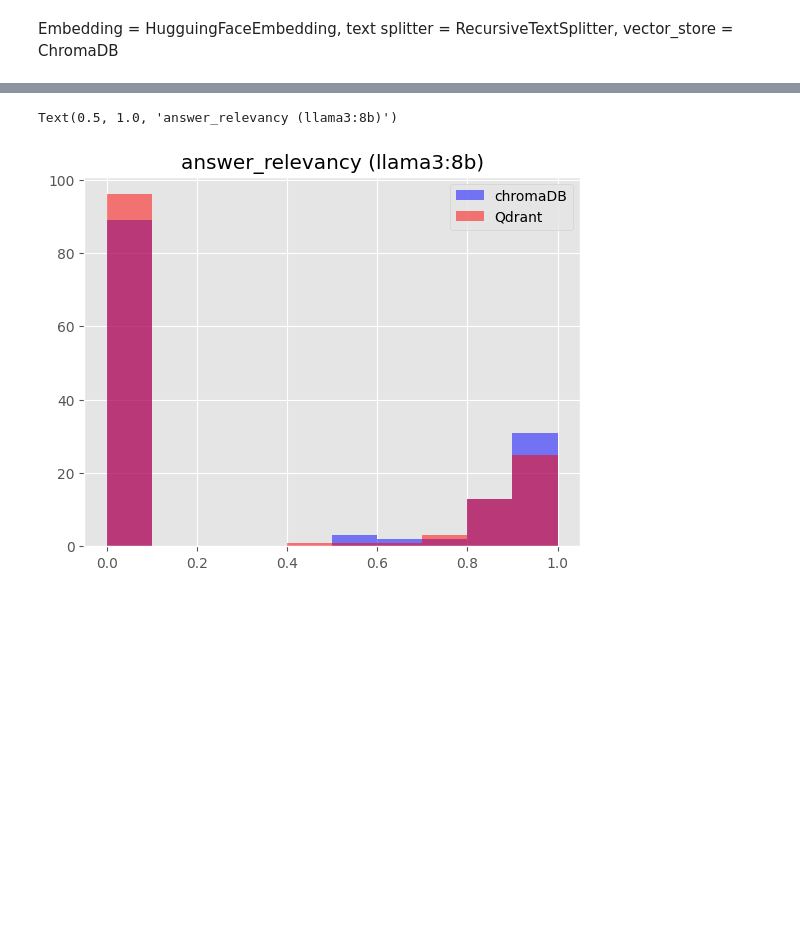
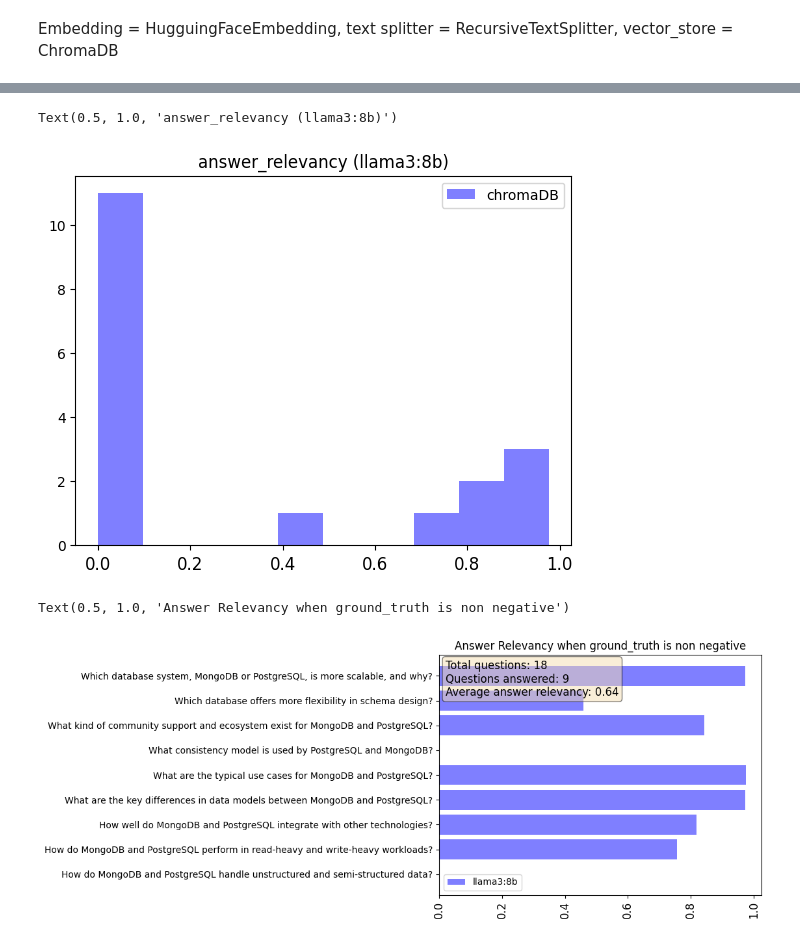
Before and after one commit to HarshitMishra76/vector-db-test, a Jupyter notebook: metrics.ipynb, the cells around one changed output, grey strips where cells are left out. Saved outputs shown, nothing was run; the diff lists cells and outputs as text; code cells hidden in the pictures; blank space fills up the shorter version.

```diff
--- a/metrics.ipynb
+++ b/metrics.ipynb
@@ -27,8 +29,8 @@ Text(0.5, 1.0, 'answer_correctness (llama3:8b)')
 # %%
 plt.hist(data_1['answer_relevancy'], fc=(0,0,1,0.5))
-plt.hist(data_2['answer_relevancy'],fc=(1,0,0,0.5))
+# plt.hist(data_2['answer_relevancy'],fc=(1,0,0,0.5))
 plt.legend(["chromaDB","Qdrant"])
 plt.title("answer_relevancy (llama3:8b)")
 # %% [output]
 Text(0.5, 1.0, 'answer_relevancy (llama3:8b)')
-[figure, old version]
+[figure, new version]
@@ -34,0 +53,19 @@ Text(0.5, 1.0, 'answer_relevancy (llama3:8b)')
+# %%
+data_1_non_neg_gt = data_1[~data_1['ground_truth'].str.contains("I don't have an answer", case=False, na=False)]
+questions_answered = len(data_1_non_neg_gt)
+average_answer_relevancy = data_1_non_neg_gt['answer_relevancy'].mean()
+data_1_non_neg_gt = data_1_non_neg_gt.sort_values(by='question')
+plt.barh(data_1_non_neg_gt['question'] , data_1_non_neg_gt['answer_relevancy'], fc=(0,0,1,0.5))
+plt.xticks(rotation=90)
+
+stats_text = (
+    f"Total questions: {total_questions}\n"
+    f"Questions answered: {questions_answered}\n"
+    f"Average answer relevancy: {average_answer_relevancy:.2f}"
+)
+plt.gca().text(0.02, 0.98, stats_text, transform=plt.gca().transAxes, fontsize=12, verticalalignment='top', bbox=dict(boxstyle='round', facecolor='wheat', alpha=0.5))
+plt.legend(["llama3:8b"])
+plt.title("Answer Relevancy when ground_truth is non negative")
+# %% [output]
+Text(0.5, 1.0, 'Answer Relevancy when ground_truth is non negative')
+[figure, added]
```
Also changed, not shown: parts of 5 cells of this notebook, 57 other files.
